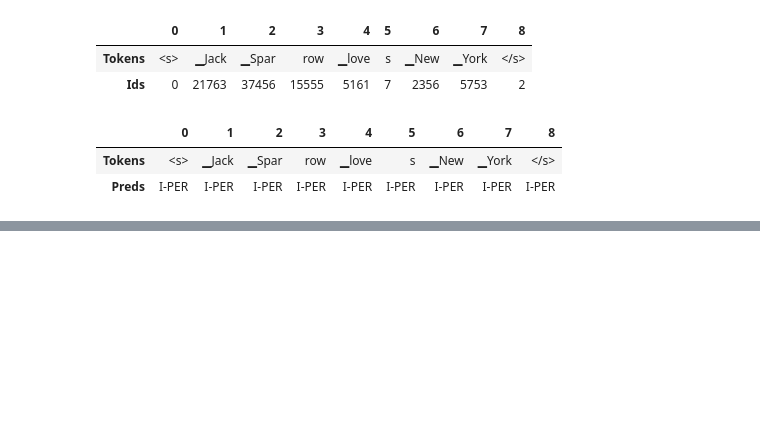
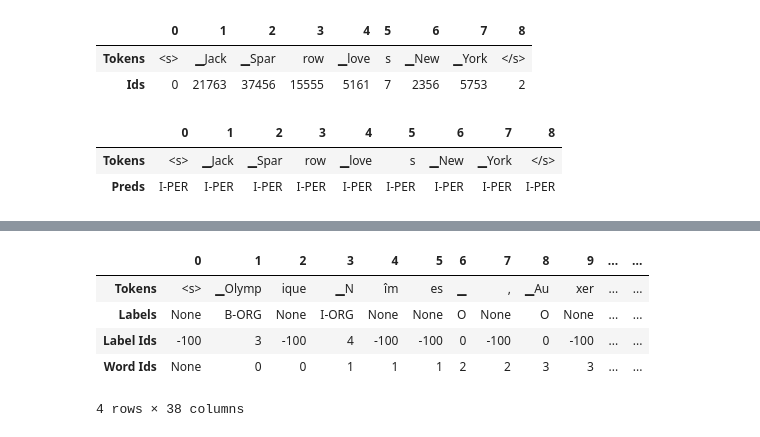
Before and after one commit to siddheshmhatre/workshops, a Jupyter notebook: transformers-book-reading-group/session-4/Chapter_4.ipynb, the cells around one changed output, grey strips where cells are left out. Cells and saved outputs as stored; diff of their text form; code cells hidden in the pictures; blank space fills up the shorter version.

```diff
--- a/transformers-book-reading-group/session-4/Chapter_4.ipynb
+++ b/transformers-book-reading-group/session-4/Chapter_4.ipynb
@@ -239,0 +208,4 @@ jack sparrow loves new york
+# %%
+example = data_dict['de']['train'][0]
+# %%
+tokenized = sentence_piece(example['tokens'], is_split_into_words=True)
@@ -239,0 +219,24 @@ jack sparrow loves new york
+# %%
+previous_word_idx = None
+label_ids = []
+word_ids = tokenized.word_ids()
+
+for idx, word_idx in enumerate(word_ids):
+	if word_idx is None:
+		label_ids.append(-100)
+	elif word_idx != previous_word_idx:
+		label_ids.append(example['ner_tags'][word_idx])
+	else:
+		label_ids.append(-100)
+
+	previous_word_idx = word_idx
+labels = [mapping.names[idx] if idx != -100 else None for idx in label_ids]
+# %%
+pd.DataFrame([tokenized.tokens(), labels, label_ids, word_ids], index=['Tokens', 'Labels', 'Label Ids', 'Word Ids'])
+# %% [output]
+|  | 0 | 1 | 2 | 3 | 4 | 5 | 6 | 7 | 8 | 9 | ... | ... |
+| Tokens | <s> | ▁Olymp | ique | ▁N | îm | es | ▁ | , | ▁Au | xer | ... | ... |
+| Labels | None | B-ORG | None | I-ORG | None | None | O | None | O | None | ... | ... |
+| Label Ids | -100 | 3 | -100 | 4 | -100 | -100 | 0 | -100 | 0 | -100 | ... | ... |
+| Word Ids | None | 0 | 0 | 1 | 1 | 1 | 2 | 2 | 3 | 3 | ... | ... |
+4 rows × 38 columns
```
Also changed, not shown: parts of 19 cells of this notebook.
